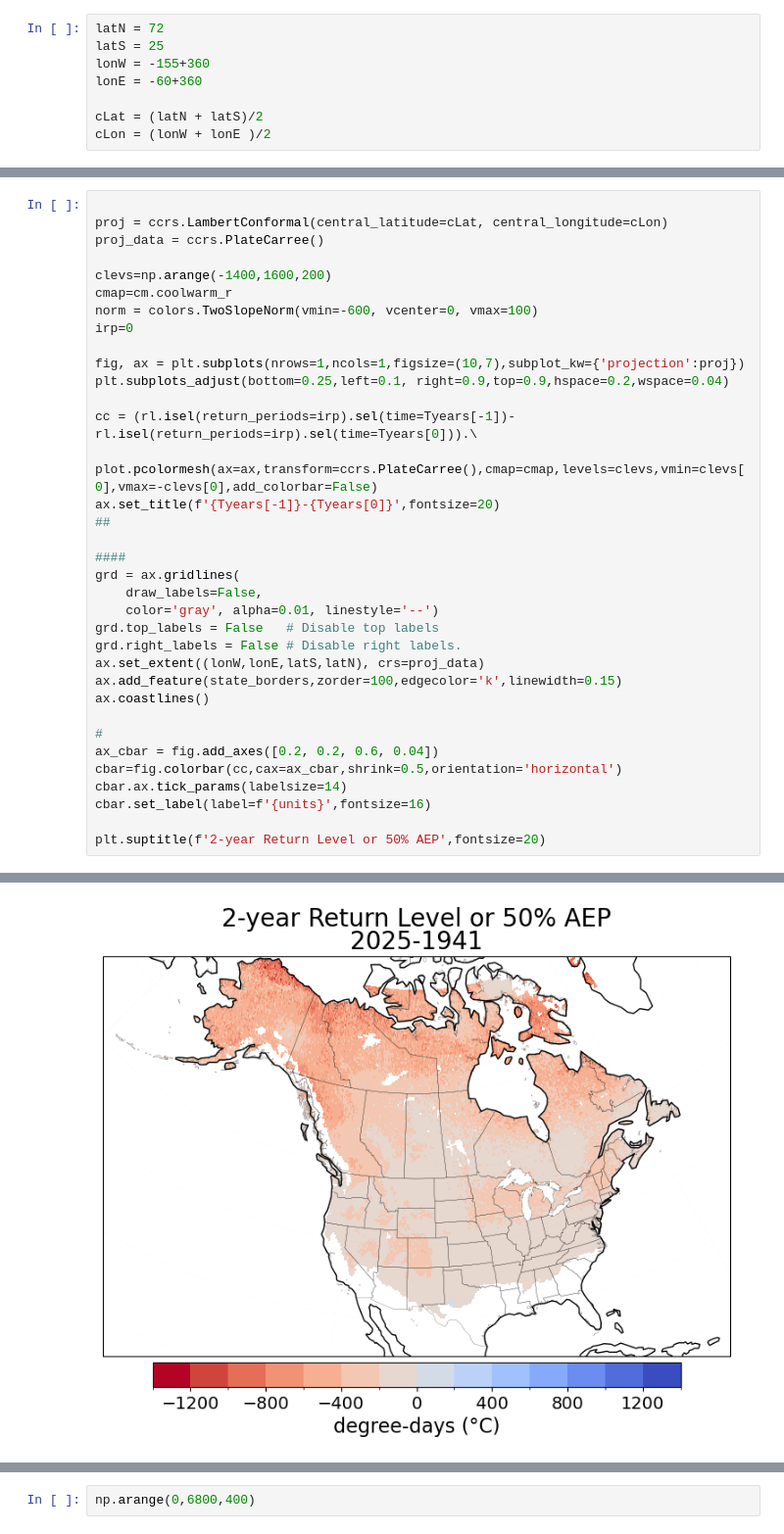
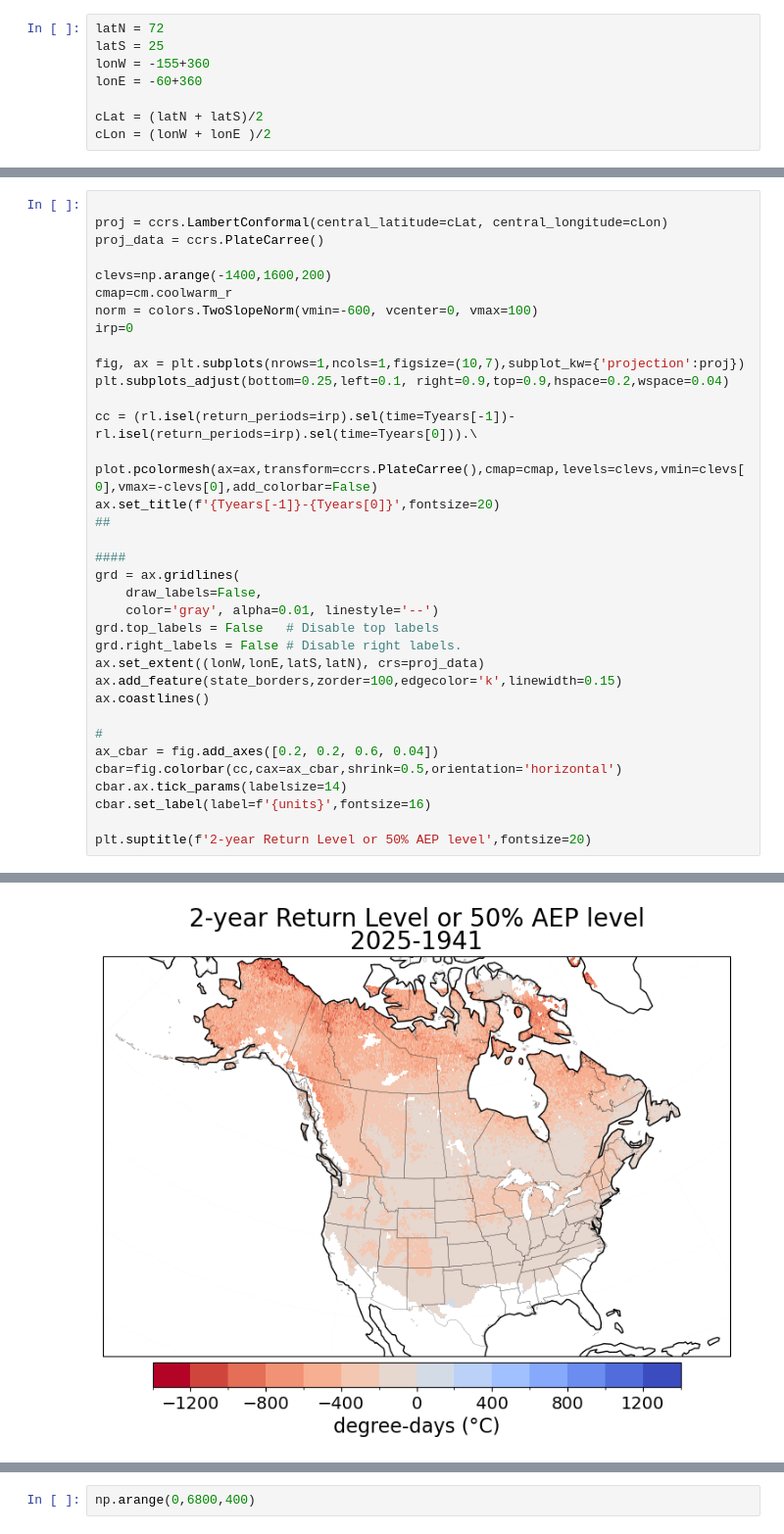
Before and after one commit to GaelleHervieux/AFI_updated_2602, a Jupyter notebook: plot_AFI_NorthAmerica_glostLocSca_extRemes_1941-2025.ipynb, the cells around one changed output, grey strips where cells are left out. Shown at 98% size. Drawn from its saved outputs; the diff is of its cells as text.

```diff
--- a/plot_AFI_NorthAmerica_glostLocSca_extRemes_1941-2025.ipynb
+++ b/plot_AFI_NorthAmerica_glostLocSca_extRemes_1941-2025.ipynb
@@ -179,5 +179,5 @@ cbar=fig.colorbar(cc,cax=ax_cbar,shrink=0.5,orientation='horizontal')
 cbar.ax.tick_params(labelsize=14)
 cbar.set_label(label=f'{units}',fontsize=16)
 
-plt.suptitle(f'2-year Return Level or 50% AEP',fontsize=20)
+plt.suptitle(f'2-year Return Level or 50% AEP level',fontsize=20)
 # %% [output]
@@ -185,4 +185,4 @@ Text(0.5, 0.98, '2-year Return Level or 50% AEP')
-[figure, old version]
+[figure, new version]
 # %%
 Tyears=[1941,2025]
 proj=ccrs.PlateCarree()
```
Also changed, not shown: parts of 6 cells of this notebook.
